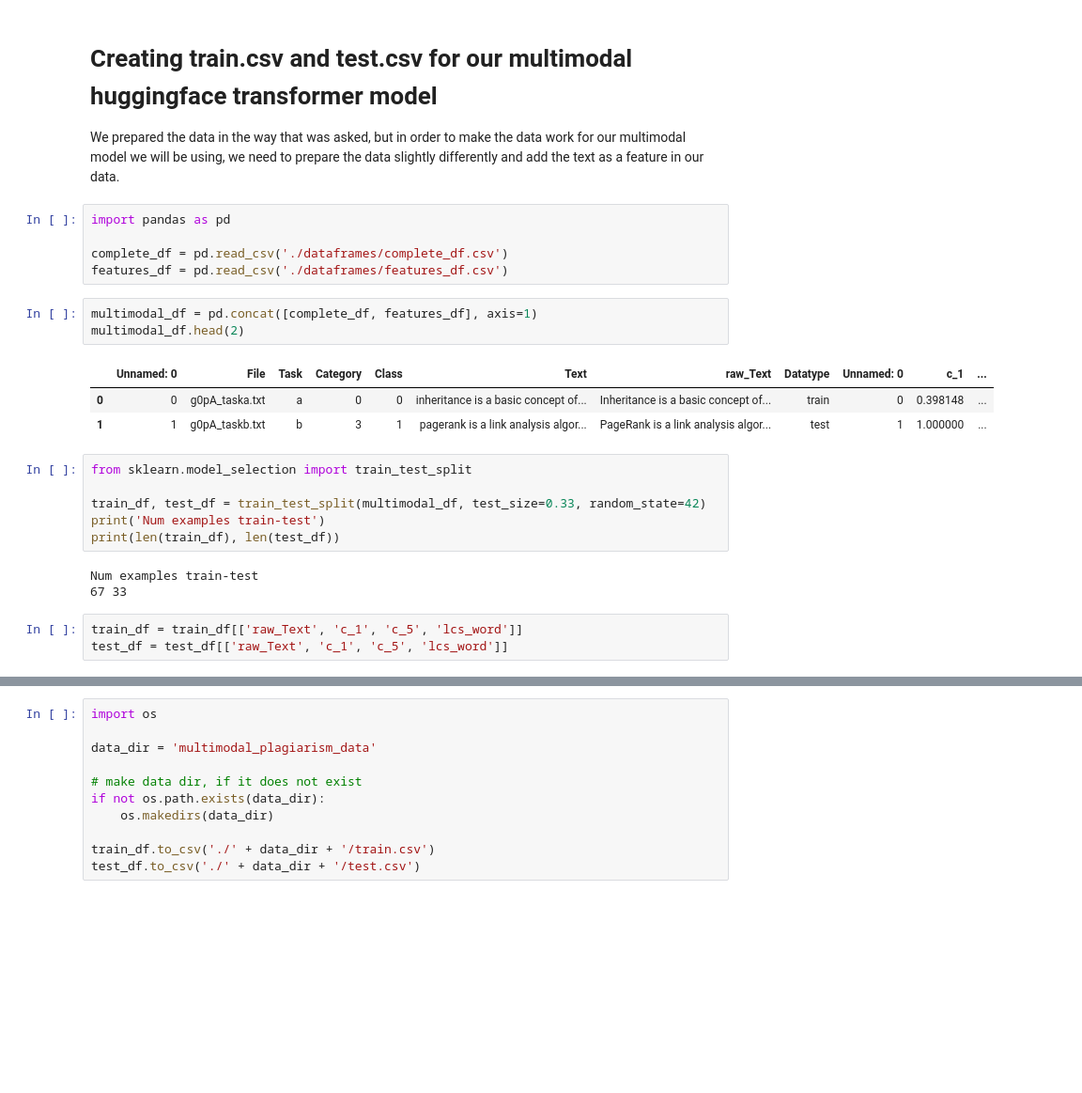
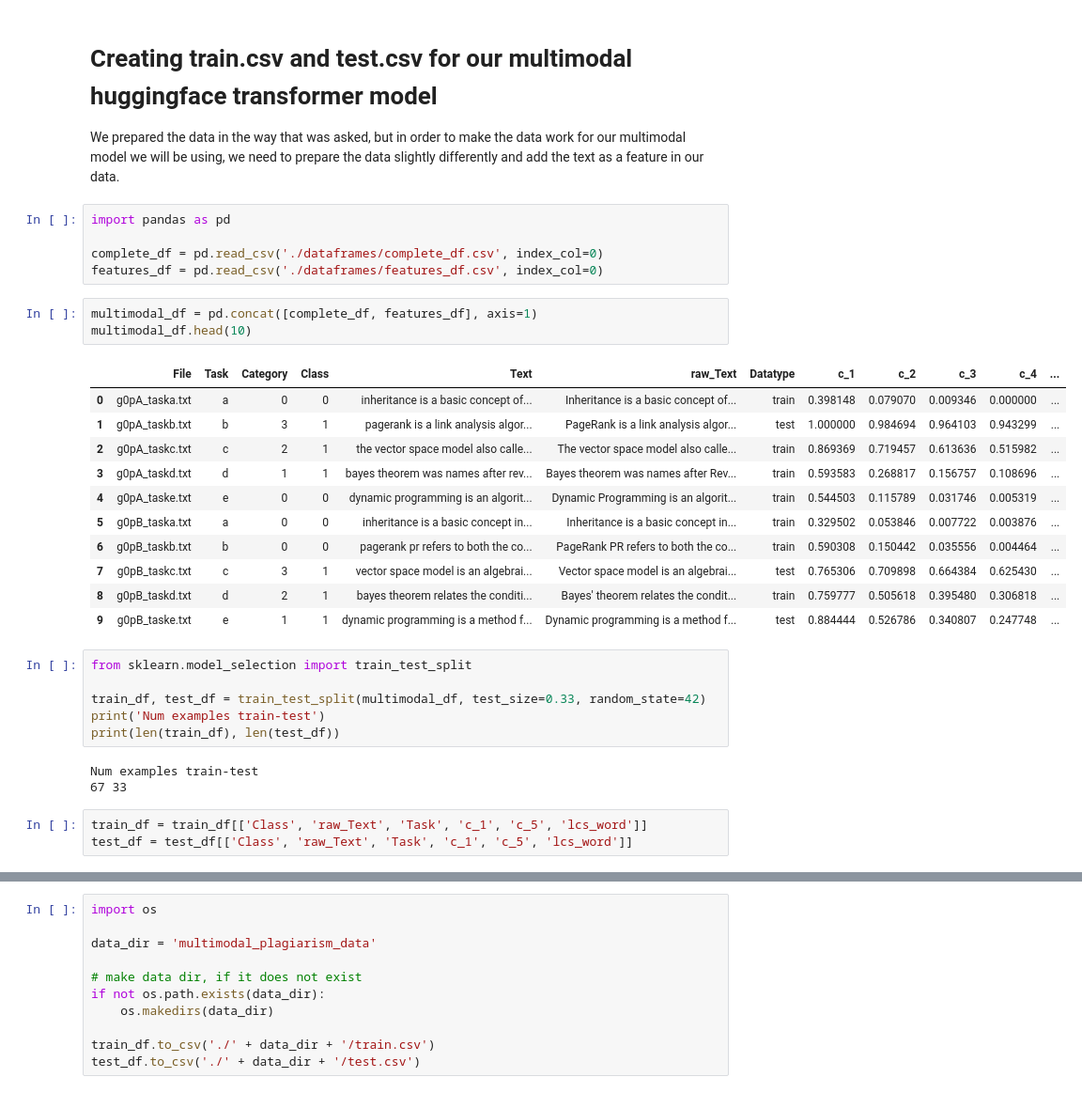
Before and after one commit to JayThibs/Plagiarism_Detector_AWS_SageMaker, a Jupyter notebook: 3_Training_a_Model.ipynb, the cells around one changed output, grey strips where cells are left out. Shown at 94% size. Saved outputs shown, nothing was run; the diff lists cells and outputs as text; blank space fills up the shorter version.

```diff
--- a/3_Training_a_Model.ipynb
+++ b/3_Training_a_Model.ipynb
@@ -53,15 +53,23 @@ We prepared the data in the way that was asked, but in order to make the data wo
 # %%
 import pandas as pd
 
-complete_df = pd.read_csv('./dataframes/complete_df.csv')
-features_df = pd.read_csv('./dataframes/features_df.csv')
+complete_df = pd.read_csv('./dataframes/complete_df.csv', index_col=0)
+features_df = pd.read_csv('./dataframes/features_df.csv', index_col=0)
 # %%
 multimodal_df = pd.concat([complete_df, features_df], axis=1)
-multimodal_df.head(2)
+multimodal_df.head(10)
 # %% [output]
-|  | Unnamed: 0 | File | Task | Category | Class | Text | raw_Text | Datatype | Unnamed: 0 | c_1 | ... |
-| 0 | 0 | g0pA_taska.txt | a | 0 | 0 | inheritance is a basic concept of... | Inheritance is a basic concept of... | train | 0 | 0.398148 | ... |
-| 1 | 1 | g0pA_taskb.txt | b | 3 | 1 | pagerank is a link analysis algor... | PageRank is a link analysis algor... | test | 1 | 1.000000 | ... |
+|  | File | Task | Category | Class | Text | raw_Text | Datatype | c_1 | c_2 | c_3 | c_4 | ... |
+| 0 | g0pA_taska.txt | a | 0 | 0 | inheritance is a basic concept of... | Inheritance is a basic concept of... | train | 0.398148 | 0.079070 | 0.009346 | 0.000000 | ... |
+| 1 | g0pA_taskb.txt | b | 3 | 1 | pagerank is a link analysis algor... | PageRank is a link analysis algor... | test | 1.000000 | 0.984694 | 0.964103 | 0.943299 | ... |
+| 2 | g0pA_taskc.txt | c | 2 | 1 | the vector space model also calle... | The vector space model also calle... | train | 0.869369 | 0.719457 | 0.613636 | 0.515982 | ... |
+| 3 | g0pA_taskd.txt | d | 1 | 1 | bayes theorem was names after rev... | Bayes theorem was names after Rev... | train | 0.593583 | 0.268817 | 0.156757 | 0.108696 | ... |
+| 4 | g0pA_taske.txt | e | 0 | 0 | dynamic programming is an algorit... | Dynamic Programming is an algorit... | train | 0.544503 | 0.115789 | 0.031746 | 0.005319 | ... |
+| 5 | g0pB_taska.txt | a | 0 | 0 | inheritance is a basic concept in... | Inheritance is a basic concept in... | train | 0.329502 | 0.053846 | 0.007722 | 0.003876 | ... |
+| 6 | g0pB_taskb.txt | b | 0 | 0 | pagerank pr refers to both the co... | PageRank PR refers to both the co... | train | 0.590308 | 0.150442 | 0.035556 | 0.004464 | ... |
+| 7 | g0pB_taskc.txt | c | 3 | 1 | vector space model is an algebrai... | Vector space model is an algebrai... | test | 0.765306 | 0.709898 | 0.664384 | 0.625430 | ... |
+| 8 | g0pB_taskd.txt | d | 2 | 1 | bayes theorem relates the conditi... | Bayes' theorem relates the condit... | train | 0.759777 | 0.505618 | 0.395480 | 0.306818 | ... |
+| 9 | g0pB_taske.txt | e | 1 | 1 | dynamic programming is a method f... | Dynamic programming is a method f... | test | 0.884444 | 0.526786 | 0.340807 | 0.247748 | ... |
 # %%
 from sklearn.model_selection import train_test_split
 
@@ -72,8 +80,8 @@ print(len(train_df), len(test_df))
 Num examples train-test
 67 33
 # %%
-train_df = train_df[['raw_Text', 'c_1', 'c_5', 'lcs_word']]
-test_df = test_df[['raw_Text', 'c_1', 'c_5', 'lcs_word']]
+train_df = train_df[['Class', 'raw_Text', 'Task', 'c_1', 'c_5', 'lcs_word']]
+test_df = test_df[['Class', 'raw_Text', 'Task', 'c_1', 'c_5', 'lcs_word']]
 # %%
 train_df.iloc[:5]
 # %% [output]
```
Also changed, not shown: parts of 5 cells of this notebook.
